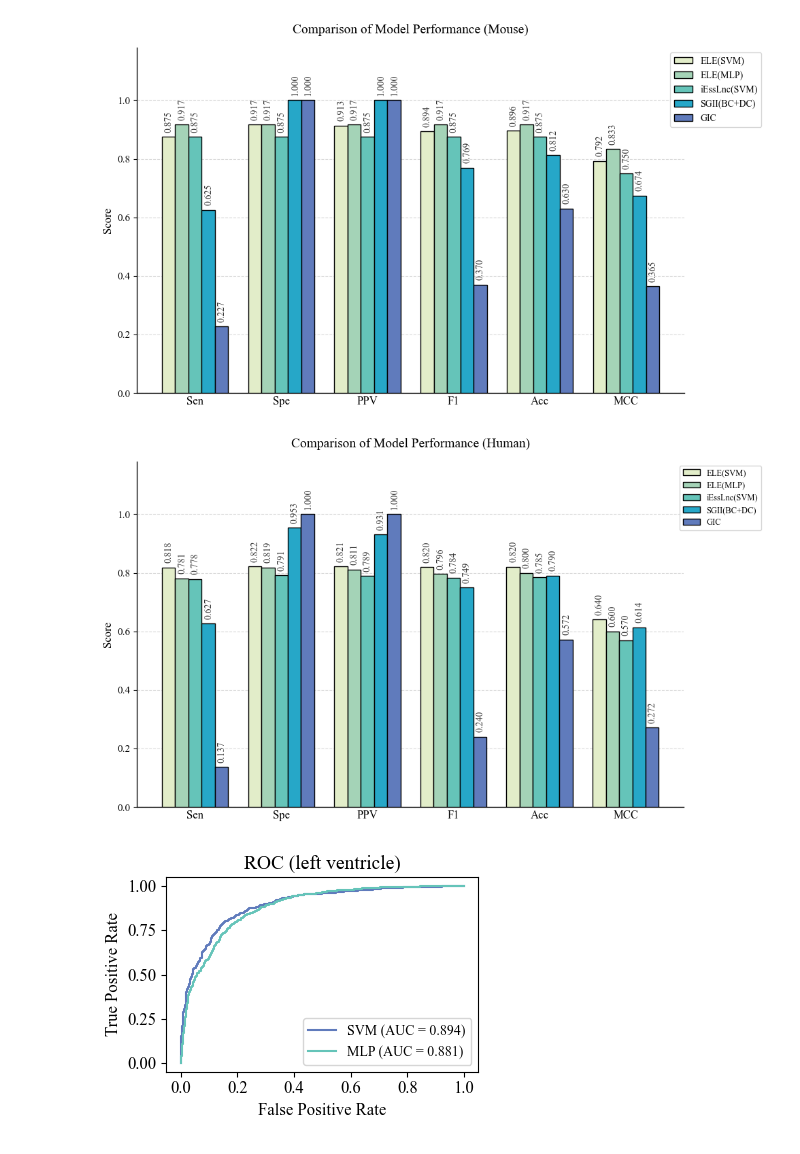
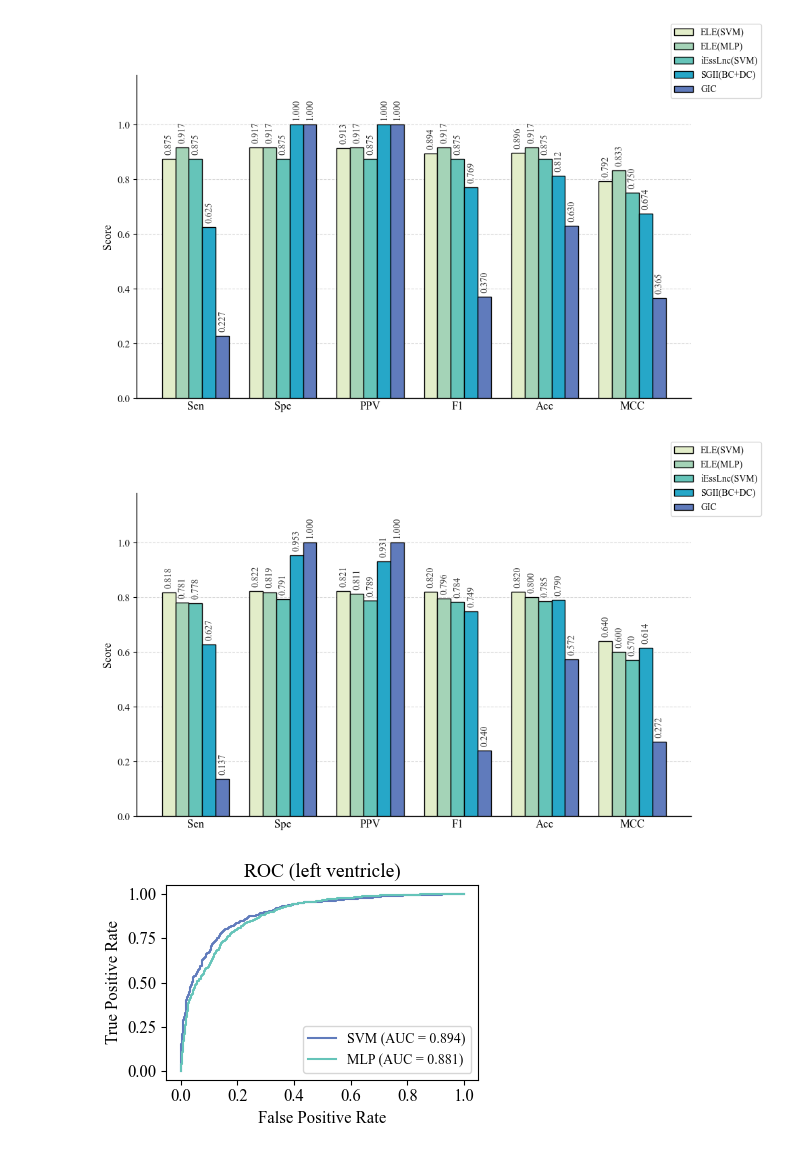
Before and after one commit to swt1024/ELGE, a Jupyter notebook: experiment/performance/plot.ipynb, the cells around one changed output. Drawn from its saved outputs; the diff is of its cells as text; code cells hidden in the pictures.

```diff
--- a/experiment/performance/plot.ipynb
+++ b/experiment/performance/plot.ipynb
@@ -72,7 +72,6 @@ ax.spines['left'].set_linewidth(1)
 ax.spines['bottom'].set_linewidth(1)
 
 # Title and Labels
-ax.set_title('Comparison of Model Performance (Mouse)', fontsize=14, pad=15)
 ax.set_ylabel('Score', fontsize=12)
 
 # Axis adjustments
@@ -92,14 +91,16 @@ ax.legend(
     ncol=1,
     fontsize=10,
     frameon=True,
-    bbox_to_anchor=(1.15, 1) # Moved slightly closer to the plot
+    bbox_transform=fig.transFigure,
+    bbox_to_anchor=(1, 1)
 )
+
 
 plt.tight_layout()
 plt.savefig("mouse/mouse_compare_compact.svg")
 plt.show()
 # %% [output]
-[figure, old version]
+[figure, new version]
 # %%
 import pandas as pd
 import matplotlib.pyplot as plt
@@ -171,37 +172,37 @@ for i, model in enumerate(models):
 ax.spines['top'].set_visible(False)
 ax.spines['right'].set_visible(False)
 ax.spines['left'].set_linewidth(1)
 ax.spines['bottom'].set_linewidth(1)
 
 # Title and Labels
-ax.set_title('Comparison of Model Performance (Human)', fontsize=14, pad=15)
 ax.set_ylabel('Score', fontsize=12)
 
 # Axis adjustments
 ax.set_ylim(0, 1.18)
 ax.set_yticks(np.arange(0, 1.1, 0.2))
 ax.tick_params(axis='y', labelsize=11)
 
 # Center X-ticks
 ax.set_xticks(x + ((num_models - 1) / 2) * bar_width)
 ax.set_xticklabels(metrics, fontsize=12)
 ax.tick_params(axis='x', length=0)
 
 # Legend settings
 # Adjusted legend to fit the narrower layout
 ax.legend(
     loc='upper right',
     ncol=1,
-    fontsize=9,
+    fontsize=10,
     frameon=True,
-    bbox_to_anchor=(1.15, 1) # Moved slightly closer to the plot
+    bbox_transform=fig.transFigure,
+    bbox_to_anchor=(1, 1)
 )
 
 plt.tight_layout()
 plt.savefig("human/human_compare_compact.svg")
 plt.show()
 # %% [output]
-[figure, old version]
+[figure, new version]
 # %%
 # Human
 import pandas as pd
```
Also changed, not shown: 3 other files.
